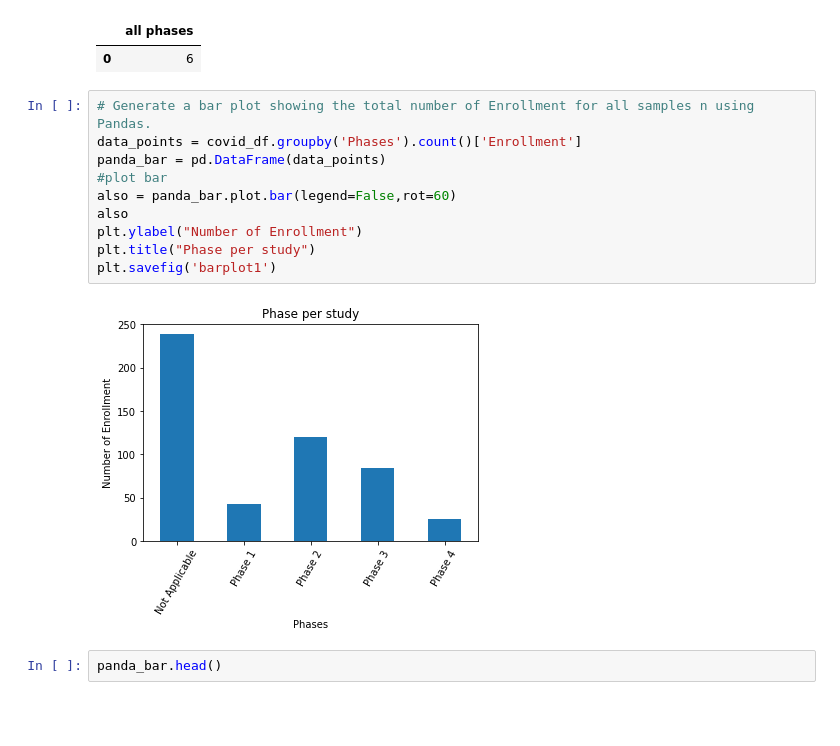
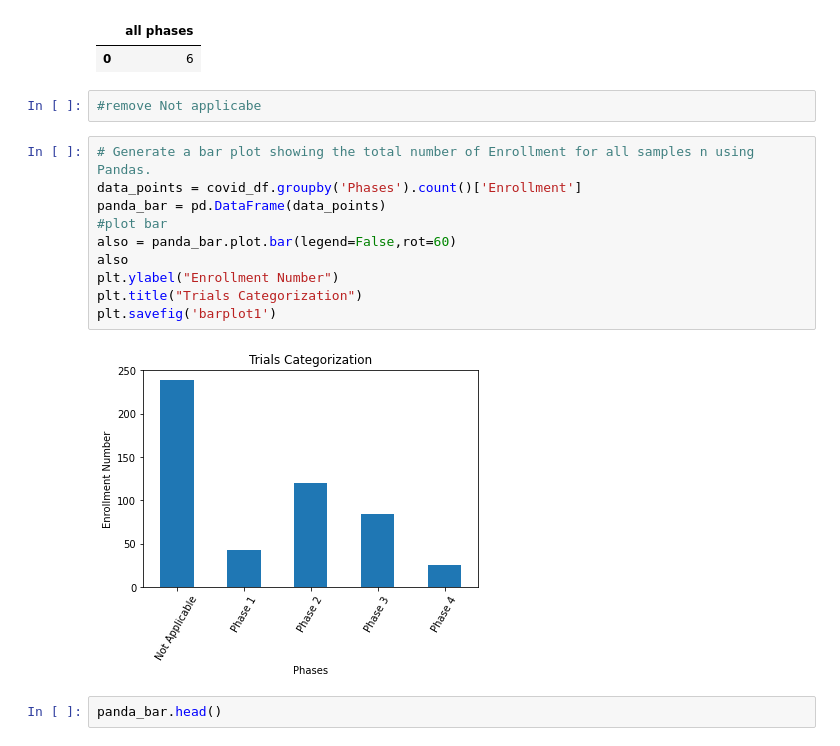
Before and after one commit to qsun21/covid-clinical-trial, a Jupyter notebook: covid_Mohamed.ipynb, the cells around one changed output. Cells and saved outputs as stored; diff of their text form; blank space fills up the shorter version.

```diff
--- a/covid_Mohamed.ipynb
+++ b/covid_Mohamed.ipynb
@@ -36,18 +63,20 @@ phases_df
 # %% [output]
 |  | all phases |
 | 0 | 6 |
+# %%
+#remove Not applicabe
 # %%
 # Generate a bar plot showing the total number of Enrollment for all samples n using Pandas.
 data_points = covid_df.groupby('Phases').count()['Enrollment']
 panda_bar = pd.DataFrame(data_points)
 #plot bar
 also = panda_bar.plot.bar(legend=False,rot=60)
 also
-plt.ylabel("Number of Enrollment")
-plt.title("Phase per study")
+plt.ylabel("Enrollment Number")
+plt.title("Trials Categorization")
 plt.savefig('barplot1')
 # %% [output]
-[figure, old version]
+[figure, new version]
 # %%
 panda_bar.head()
 # %% [output]
```
Also changed, not shown: parts of 4 cells of this notebook, 3 other files.
